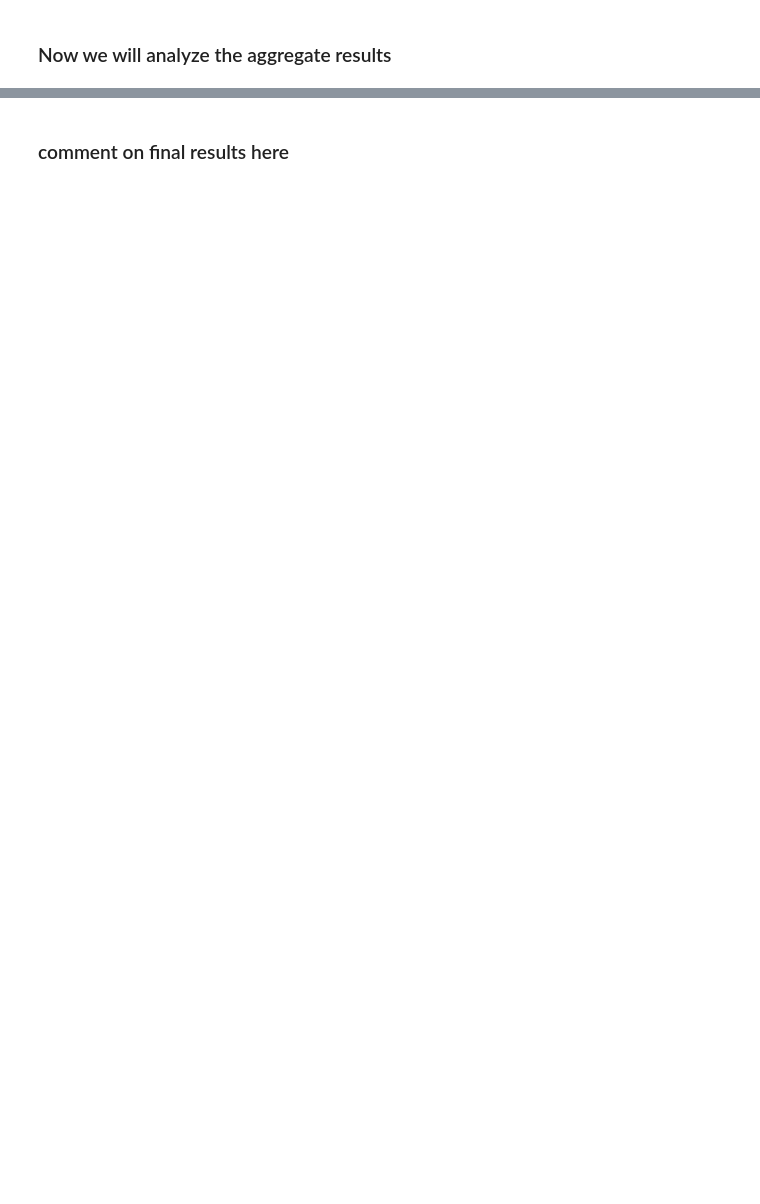
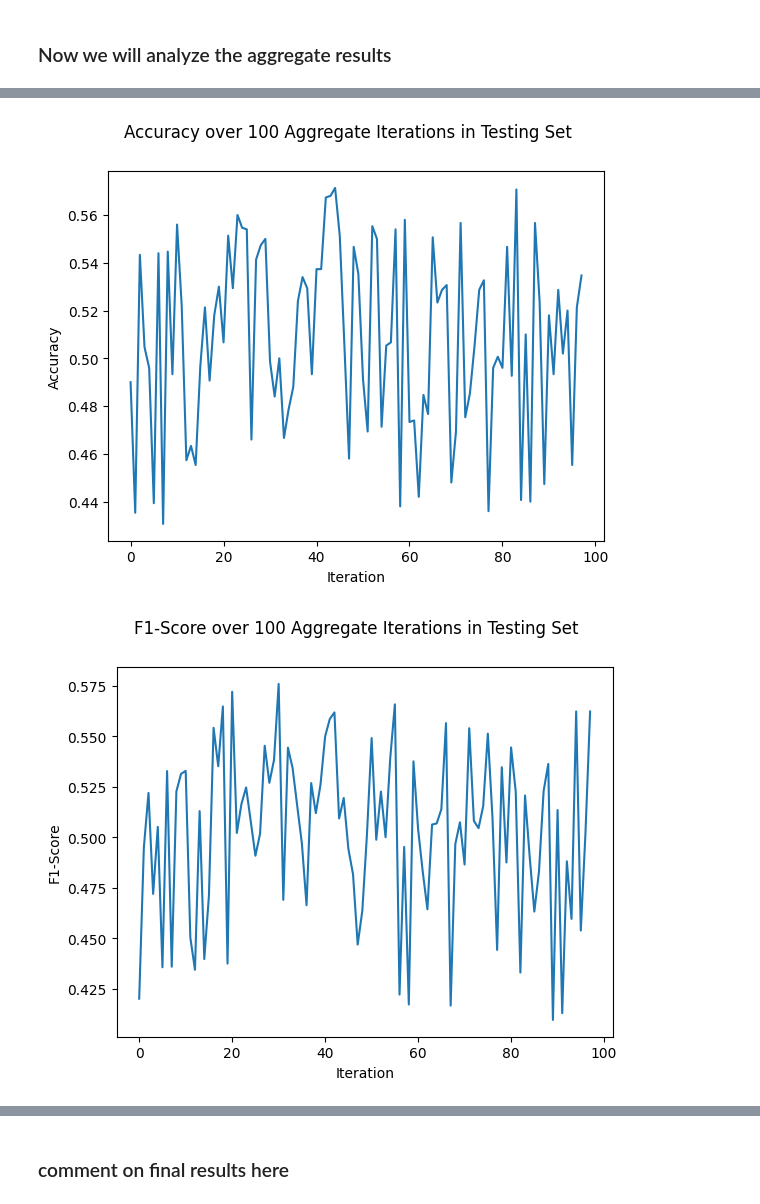
Before and after one commit to kjeeth04/NBA-pred, a Jupyter notebook: SGD.ipynb, the cells around one changed output, grey strips where cells are left out. Drawn from its saved outputs; the diff is of its cells as text; code cells hidden in the pictures; blank space fills up the shorter version.

Commit message:
final mode lanalysis data

```diff
--- a/SGD.ipynb
+++ b/SGD.ipynb
@@ -908,2 +877,14 @@ Theoretical tie in training iteration 192 for aggregate iteration 100. Skipping
 # %% [markdown]
 ### Now we will analyze the aggregate results
+# %%
+#Dataframe for testing data
+df_test = pd.DataFrame()
+df_test["Iteration"] = range(len(test_acc_list))
+df_test["Accuracy"] = test_acc_list
+df_test["F1-Score"] = test_f1_list
+df_test["Precision"] = test_prec_list
+df_test["Recall"] = test_recall_list
+df_test["Cross Validation Score"] = test_cross_val_list
+
+df_test.to_csv("./Data/final_test_results.csv", sep='\t', index = False)
+df_test
@@ -909,0 +905,10 @@ Theoretical tie in training iteration 192 for aggregate iteration 100. Skipping
+# %%
+#Outputing Graphs of each metric per iteration
+for metric in list(df_test.columns)[1:]:
+    plt.figure()
+    sns.lineplot(data = df_test, x = "Iteration", y = metric)
+    plt.suptitle(f"{metric} over 100 Aggregate Iterations in Testing Set")
+    plt.savefig(f"./Figures/SGD/{metric}_test_performance.png", dpi=100, bbox_inches = "tight")
+# %% [output]
+[figure, added]
+[figure, added]
```
Also changed, not shown: parts of 7 cells of this notebook, 17 other files.
